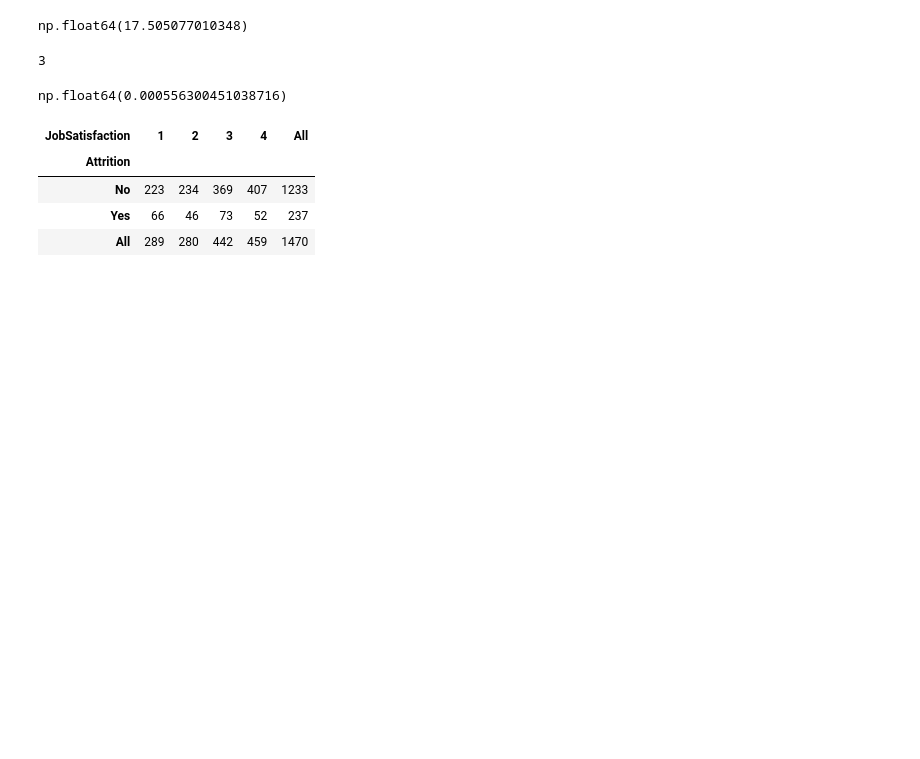
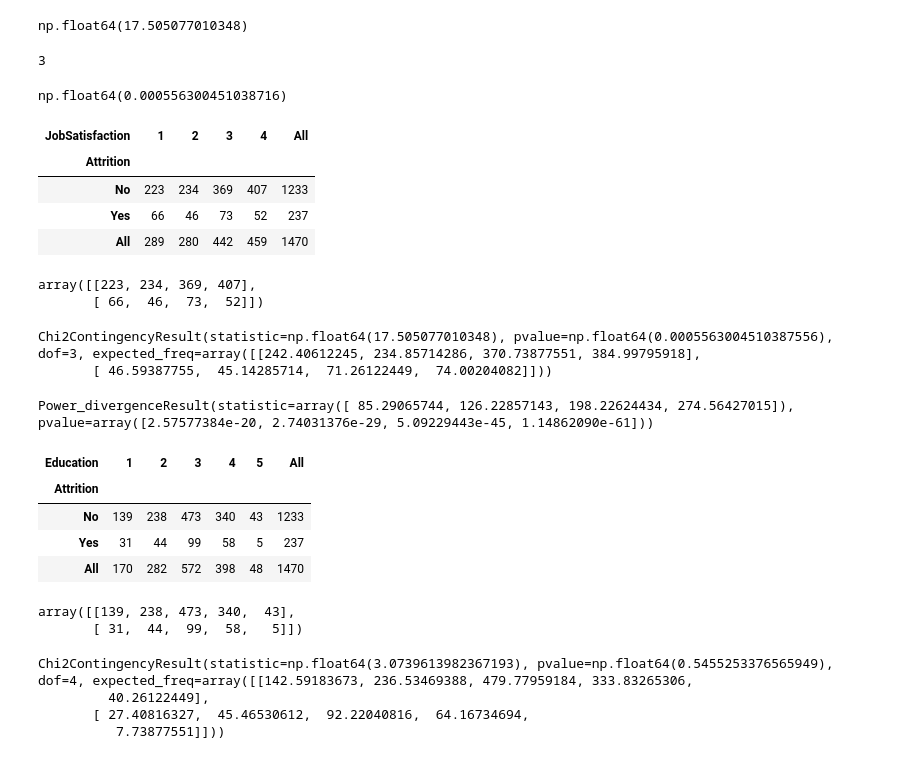
Before and after one commit to najibifar/Data_Analysis, a Jupyter notebook: StatsBasic/inferential/chi2.ipynb, the cells around one changed output. Cells and saved outputs as stored; diff of their text form; code cells hidden in the pictures; blank space fills up the shorter version.

```diff
--- a/StatsBasic/inferential/chi2.ipynb
+++ b/StatsBasic/inferential/chi2.ipynb
@@ -182,3 +182,42 @@ ct
 | No | 223 | 234 | 369 | 407 | 1233 |
 | Yes | 66 | 46 | 73 | 52 | 237 |
 | All | 289 | 280 | 442 | 459 | 1470 |
+# %%
+d = np.array([ct.iloc[0][:-1].values, ct.iloc[1][:-1].values])
+d
+# %% [output]
+array([[223, 234, 369, 407],
+       [ 66,  46,  73,  52]])
+# %%
+stats.chi2_contingency(d)
+# %% [output]
+Chi2ContingencyResult(statistic=np.float64(17.505077010348), pvalue=np.float64(0.0005563004510387556), dof=3, expected_freq=array([[242.40612245, 234.85714286, 370.73877551, 384.99795918],
+       [ 46.59387755,  45.14285714,  71.26122449,  74.00204082]]))
+# %%
+from scipy.stats import chisquare
+chisquare(d)
+# %% [output]
+Power_divergenceResult(statistic=array([ 85.29065744, 126.22857143, 198.22624434, 274.56427015]), pvalue=array([2.57577384e-20, 2.74031376e-29, 5.09229443e-45, 1.14862090e-61]))
+# %%
+ct = pd.crosstab(data['Attrition'], data['Education'], margins=True)
+# %%
+ct
+# %% [output]
+| Education | 1 | 2 | 3 | 4 | 5 | All |
+| Attrition |  |  |  |  |  |  |
+| No | 139 | 238 | 473 | 340 | 43 | 1233 |
+| Yes | 31 | 44 | 99 | 58 | 5 | 237 |
+| All | 170 | 282 | 572 | 398 | 48 | 1470 |
+# %%
+d = np.array([ct.iloc[0][:-1].values, ct.iloc[1][:-1].values])
+d
+# %% [output]
+array([[139, 238, 473, 340,  43],
+       [ 31,  44,  99,  58,   5]])
+# %%
+stats.chi2_contingency(d)
+# %% [output]
+Chi2ContingencyResult(statistic=np.float64(3.0739613982367193), pvalue=np.float64(0.5455253376565949), dof=4, expected_freq=array([[142.59183673, 236.53469388, 479.77959184, 333.83265306,
+         40.26122449],
+       [ 27.40816327,  45.46530612,  92.22040816,  64.16734694,
+          7.73877551]]))
```
